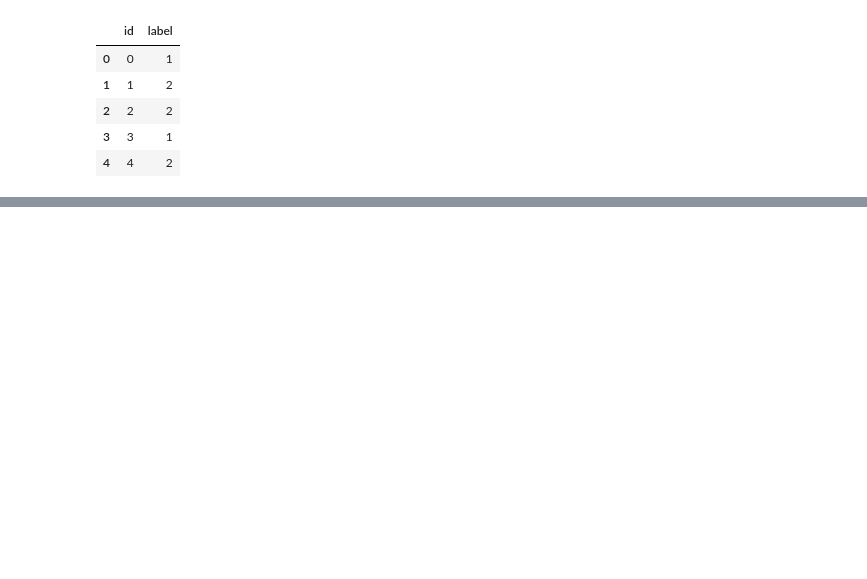
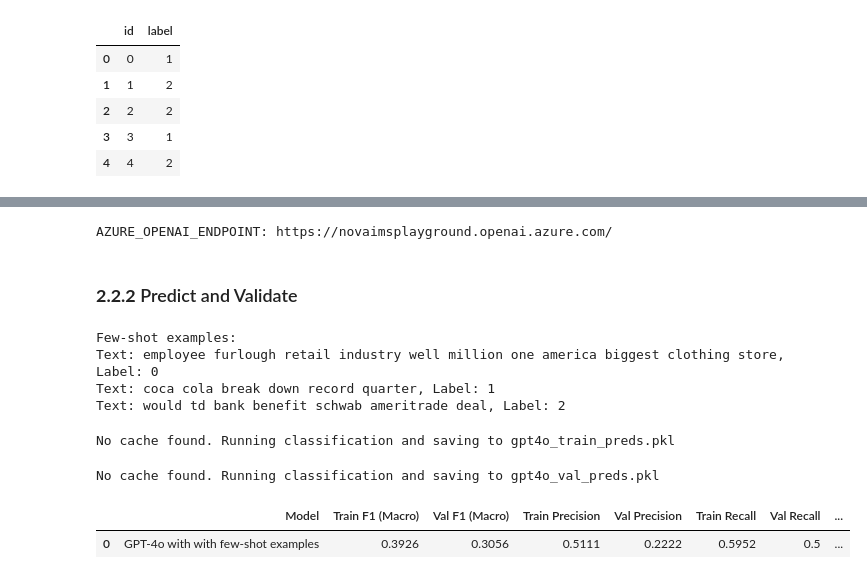
Before and after one commit to mgalao/text-mining-project, a Jupyter notebook: notebooks/extra_classification.ipynb, the cells around one changed output, grey strips where cells are left out. Drawn from its saved outputs; the diff is of its cells as text; code cells hidden in the pictures; blank space fills up the shorter version.

```diff
--- a/notebooks/twitter-roberta-base.ipynb
+++ b/notebooks/extra_classification.ipynb
@@ -32,6 +21 @@ Train samples: 7634 7634
 Validation samples: 1909 1909
-# %%
-# Prepare Hugging Face Datasets
-train_ds = Dataset.from_dict({"text": train_texts, "label": train_labels})
-val_ds = Dataset.from_dict({"text": val_texts, "label": val_labels})
-dataset = DatasetDict({"train": train_ds, "validation": val_ds})
@@ -52,6 +42,6 @@ dataset = dataset.map(tokenize, batched=True)
 # %%
 # Define metrics
-def compute_metrics(pred):
+def trainer_compute_metrics(pred):
     preds = pred.predictions.argmax(-1)
     labels = pred.label_ids
     precision, recall, f1, _ = precision_recall_fscore_support(labels, preds, average='weighted')
@@ -76,6 +66,7 @@ training_args = TrainingArguments(
     report_to=[]                              # Disable WandB or other loggers
 )
 
+# Data collator for truncation and padding
 data_collator = DataCollatorWithPadding(tokenizer=tokenizer)
 
 # Trainer setup
@@ -85,7 +76,7 @@ trainer = Trainer(
     train_dataset=dataset["train"],
     eval_dataset=dataset["validation"],
     data_collator=data_collator,
-    compute_metrics=compute_metrics
+    compute_metrics=trainer_compute_metrics
 )
 
 # Train the model
@@ -143,0 +141,15 @@ pred_25.head()
+# %%
+# Load variables from .env into environment
+load_dotenv()
+
+# Print environment variable
+print("AZURE_OPENAI_ENDPOINT:", os.getenv("AZURE_OPENAI_ENDPOINT"))
+
+# Initialize Azure OpenAI client
+client = AzureOpenAI(
+    api_key=os.getenv("AZURE_OPENAI_KEY"),
+    api_version="2024-02-01",
+    azure_endpoint=os.getenv("AZURE_OPENAI_ENDPOINT")
+)
+# %% [output]
+AZURE_OPENAI_ENDPOINT: https://novaimsplayground.openai.azure.com/
@@ -143,0 +230,36 @@ pred_25.head()
+# %% [markdown]
+### **2.2.2** Predict and Validate
+# %%
+# For reproducibility
+random.seed(42)
+
+# Label options
+label_options = sorted(list(set(train_labels)))
+
+# Generate few-shot examples
+few_shot_examples = []
+for label in label_options:
+    examples = [(t, l) for t, l in zip(train_texts, train_labels) if l == label]
+    sample = random.choice(examples)
+    few_shot_examples.append({'text': sample[0], 'label': sample[1]})
+
+# Print few-shot examples
+print("Few-shot examples:")
+for example in few_shot_examples:
+    print(f"Text: {example['text']}, Label: {example['label']}")
+# %% [output]
+Few-shot examples:
+Text: employee furlough retail industry well million one america biggest clothing store, Label: 0
+Text: coca cola break down record quarter, Label: 1
+Text: would td bank benefit schwab ameritrade deal, Label: 2
+# %%
+# Run (or load cached) classification
+train_gpt4o_preds = cached_classification_run("gpt4o_train_preds.pkl", train_texts, label_options, few_shot_examples, force_reload=False, batch_size=16)
+val_gpt4o_preds = cached_classification_run("gpt4o_val_preds.pkl", val_texts, label_options, few_shot_examples, force_reload=False, batch_size=16)
+
+# Labels
+y_train = np.array(train_labels)
+y_val = np.array(val_labels)
+# %% [output]
+No cache found. Running classification and saving to gpt4o_train_preds.pkl
+No cache found. Running classification and saving to gpt4o_val_preds.pkl
@@ -143,0 +274,10 @@ pred_25.head()
+# %%
+# Display metrics
+metrics_gpt4o_df = get_metrics_df(
+    "GPT-4o with with few-shot examples",
+    train_labels, train_gpt4o_preds, val_labels, val_gpt4o_preds
+)
+metrics_gpt4o_df
+# %% [output]
+|  | Model | Train F1 (Macro) | Val F1 (Macro) | Train Precision | Val Precision | Train Recall | Val Recall | ... |
+| 0 | GPT-4o with with few-shot examples | 0.3926 | 0.3056 | 0.5111 | 0.2222 | 0.5952 | 0.5 | ... |
```
Also changed, not shown: parts of 20 cells of this notebook, 2 other files.
